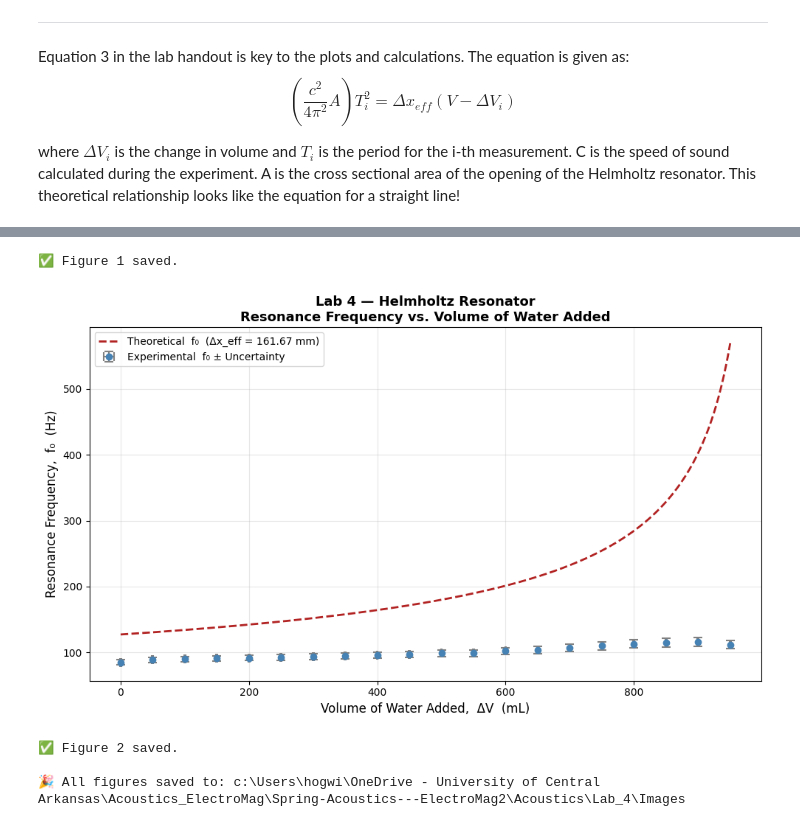
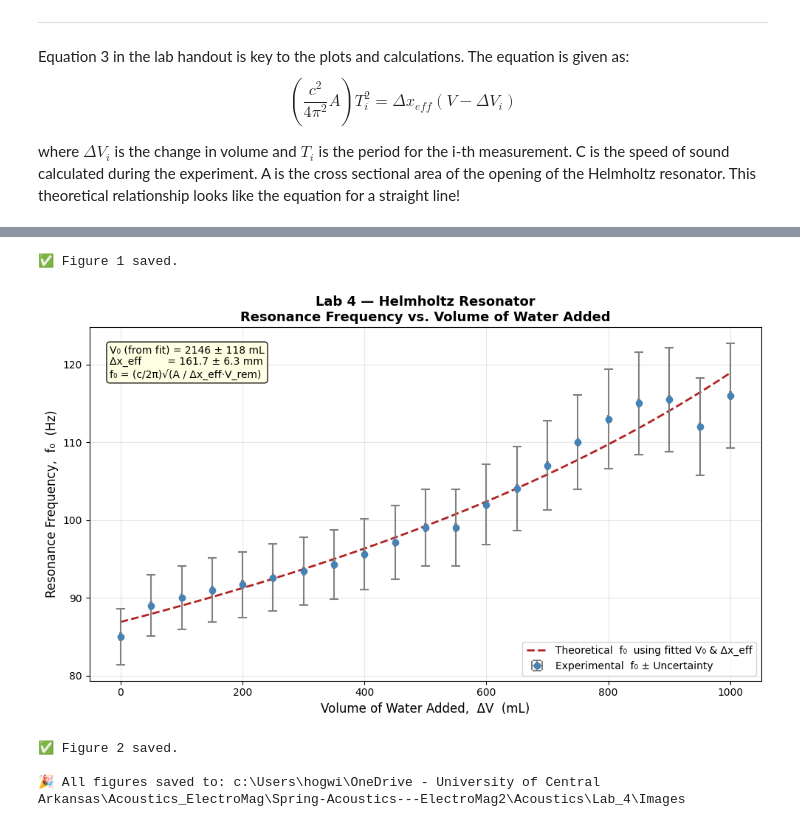
Before and after one commit to Caleb-M-Y/Spring-Acoustics---ElectroMag2, a Jupyter notebook: Acoustics/Lab_4/Lab_4_Plots_Calculations.ipynb, the cells around one changed output, grey strips where cells are left out. Cells and saved outputs as stored; diff of their text form; code cells hidden in the pictures.

Commit message:
redo plots

```diff
--- a/Acoustics/Lab_4/Lab_4_Plots_Calculations.ipynb
+++ b/Acoustics/Lab_4/Lab_4_Plots_Calculations.ipynb
@@ -156,49 +156,72 @@ check_agreement(dx_eff_from_slope, dx_eff_unc, L_flanged, L_flanged_unc,
 check_agreement(dx_eff_from_slope, dx_eff_unc, L_unflanged, L_unflanged_unc,
                 "Δx_eff vs Leff (unflanged)")
 
-# ...existing code...
+# ============================================================
+# EXTRACT TRUE FLASK VOLUME FROM X-INTERCEPT OF LINEAR FIT
+# ============================================================
+# At y = 0:  0 = slope * x + intercept  →  x_intercept = -intercept / slope = V0
+V0_m3  = -intercept / slope        # true flask air volume in m³
+V0_mL  = V0_m3 * 1e6              # convert to mL
+
+# Uncertainty in V0 via error propagation:
+# V0 = -intercept / slope
+# δV0 = V0 * sqrt((δintercept/intercept)² + (δslope/slope)²)
+# estimate δintercept ≈ slope_se * V0  (since intercept = Δx_eff * V0)
+intercept_se = slope_se * V0_m3
+V0_unc_m3 = V0_m3 * np.sqrt(
+    (intercept_se / intercept)**2 +
+    (slope_se     / slope)**2
+)
+
+print("\n" + "=" * 55)
+print("         FLASK VOLUME FROM X-INTERCEPT")
+print("=" * 55)
+print(f"  V0 from fit           = {V0_mL:.1f} ± {V0_unc_m3*1e6:.1f} mL")
+print(f"  V0 from fit           = {V0_m3*1e3:.4f} ± {V0_unc_m3*1e3:.4f} L")
+print(f"  Professor estimate    = ~2000 mL (2L flask)")
+diff_pct = abs(V0_mL - 2000) / 2000 * 100
+print(f"  Difference from 2L    = {abs(V0_mL-2000):.0f} mL  ({diff_pct:.1f}%)")
 
 # ============================================================
-# FIT LINE FOR PLOTTING
+# FIT LINE FOR PLOTTING  (unchanged)
 # ============================================================
 x_fit = np.linspace(x_vals.min() * 0.9, x_vals.max() * 1.05, 300)
 y_fit = slope * x_fit + intercept
 
 # ============================================================
-# PLOT 1: Main Linear Plot — y vs ΔV (Key Plot from Eq. 3)
+# PLOT 1: Main Linear Plot  (unchanged from before)
 # ============================================================
-
-# Scale factors for readable axis numbers
-x_scale = 1e6     # m³ → µL (×10⁻⁶)
-y_scale = 1e4     # m⁴ → ×10⁻⁴
-
 fig, ax = plt.subplots(figsize=(10, 7))
 
-ax.errorbar(x_vals * x_scale, y_vals * y_scale,
-            xerr=dV_unc * x_scale, yerr=y_unc * y_scale,
+ax.errorbar(x_vals * 1e6, y_vals * 1e4,
+            xerr=dV_unc * 1e6, yerr=y_unc * 1e4,
             fmt='o', color='steelblue', ecolor='gray',
             elinewidth=1.5, capsize=4, capthick=1.5,
             markersize=6, zorder=5, label='Experimental Data ± Uncertainty')
-ax.plot(x_fit * x_scale, y_fit * y_scale,
+ax.plot(x_fit * 1e6, y_fit * 1e4,
         '--', color='firebrick', linewidth=2,
         label=f'Linear Fit\n'
               f'Slope = {slope:.4e} m\n'
               f'Intercept = {intercept:.4e} m⁴\n'
               f'R² = {r_val**2:.5f}')
 
-# Cleaner axis labels
+# Mark the x-intercept (= V0) on Plot 1
+ax.axvline(x=V0_mL, color='purple', linestyle=':', linewidth=1.5,
+           label=f'x-intercept = V₀ = {V0_mL:.0f} mL')
+ax.axhline(y=0, color='black', linewidth=0.8, linestyle='-')
+
 ax.set_xlabel('Volume of Water Added,  ΔV  (mL)', fontsize=12)
-ax.set_ylabel('$(c^2 A / 4π^2) · T_i^2$   [units: ×10⁻⁴ m⁴]', fontsize=12)
+ax.set_ylabel(r'$(c^2 A / 4\pi^2)\cdot T_i^2$   (×10$^{-4}$ m$^4$)', fontsize=12)
 ax.set_title('Lab 4 — Helmholtz Resonator\n'
-             'Linearized Form:  $(c^2 A / 4π^2)·T_i^2$  vs  ΔV',
+             r'Linearized Eq. 3:  $(c^2 A / 4\pi^2)\cdot T_i^2 = \Delta x_{eff}(V_0 - \Delta V_i)$',
              fontsize=13, fontweight='bold')
 
-# Annotate Δx_eff result
 ax.text(0.38, 0.95,
         f'Δx_eff (from slope)   = {dx_eff_from_slope*1000:.2f} ± {dx_eff_unc*1000:.2f} mm\n'
         f'Physical neck L       = {L_m*1000:.1f} ± {dL_unc*1000:.1f} mm\n'
         f'Leff (flanged)        = {L_flanged*1000:.2f} ± {L_flanged_unc*1000:.2f} mm\n'
-        f'Leff (unflanged)      = {L_unflanged*1000:.2f} ± {L_unflanged_unc*1000:.2f} mm',
+        f'Leff (unflanged)      = {L_unflanged*1000:.2f} ± {L_unflanged_unc*1000:.2f} mm\n'
+        f'V₀ (flask, from fit)  = {V0_mL:.0f} ± {V0_unc_m3*1e6:.0f} mL',
         transform=ax.transAxes, fontsize=10,
         verticalalignment='top',
         bbox=dict(boxstyle='round', facecolor='lightyellow', alpha=0.9))
@@ -213,26 +236,23 @@ print("✅ Figure 1 saved.")
 # ============================================================
 # PLOT 2: Resonance Frequency vs Volume of Water Added
 # ============================================================
+# Use V0_m3 from fit — NOT the hardcoded 1000 mL assumption!
+# Exclude any trial where dV >= V0 (no air left → unphysical)
+df_plot = df[df['dV_mL'] < V0_mL].copy()
+dV_plot = df_plot['dV_mL'].values * 1e-6   # m³
 
-# ⚠️ FIX: Remove Trial 21 (dV = 1000 mL = full flask → V_remaining = 0 → divide by zero)
-df_plot = df[df['dV_mL'] < V_flask_mL].copy()
-dV_plot  = df_plot['dV_mL'].values * 1e-6   # m³
-T_plot   = df_plot['Period_s'].values
+V_remaining = V0_m3 - dV_plot              # ✅ correct remaining air volume
 
-V_remaining = V_flask_m3 - dV_plot          # remaining air volume (always > 0 now)
-
-# Theoretical curve using Δx_eff from slope
+# Theoretical points at each measurement
 f_theory = (c / (2 * np.pi)) * np.sqrt(A / (dx_eff_from_slope * V_remaining))
 
-# Smooth theoretical curve for a nicer line
-dV_smooth   = np.linspace(0, df_plot['dV_mL'].max(), 300) * 1e-6
-V_smooth    = V_flask_m3 - dV_smooth
-f_smooth    = (c / (2 * np.pi)) * np.sqrt(A / (dx_eff_from_slope * V_smooth))
+# Smooth theoretical curve
+dV_smooth = np.linspace(0, df_plot['dV_mL'].max(), 300) * 1e-6
+V_smooth  = V0_m3 - dV_smooth
+f_smooth  = (c / (2 * np.pi)) * np.sqrt(A / (dx_eff_from_slope * V_smooth))
 
-# Frequency uncertainty propagation:
-# f = (c/2π) * sqrt(A / (Δx_eff * V_rem))
-# df/dT = -1/T²  (since f = 1/T)  →  df = f/T * dT = f² * dT
-f_unc = df_plot['Freq_Hz'].values**2 * dT_unc  # Hz uncertainty
+# Frequency uncertainty: f = 1/T  →  δf = f² * δT
+f_unc = df_plot['Freq_Hz'].values**2 * dT_unc
 
 fig, ax = plt.subplots(figsize=(10, 6))
 
@@ -240,16 +260,26 @@ ax.errorbar(df_plot['dV_mL'], df_plot['Freq_Hz'],
             xerr=1.0, yerr=f_unc,
             fmt='o', color='steelblue', ecolor='gray',
             elinewidth=1.5, capsize=4, capthick=1.5,
-            markersize=6, zorder=5, label='Experimental  f₀ ± Uncertainty')
+            markersize=6, zorder=5,
+            label='Experimental  f₀ ± Uncertainty')
 ax.plot(dV_smooth * 1e6, f_smooth,
         '--', color='firebrick', linewidth=2,
-        label=f'Theoretical  f₀  (Δx_eff = {dx_eff_from_slope*1000:.2f} mm)')
+        label=f'Theoretical  f₀  using fitted V₀ & Δx_eff')
 
 ax.set_xlabel('Volume of Water Added,  ΔV  (mL)', fontsize=12)
 ax.set_ylabel('Resonance Frequency,  f₀  (Hz)', fontsize=12)
 ax.set_title('Lab 4 — Helmholtz Resonator\n'
              'Resonance Frequency vs. Volume of Water Added',
              fontsize=13, fontweight='bold')
+
+ax.text(0.03, 0.95,
+        f'V₀ (from fit) = {V0_mL:.0f} ± {V0_unc_m3*1e6:.0f} mL\n'
+        f'Δx_eff        = {dx_eff_from_slope*1000:.1f} ± {dx_eff_unc*1000:.1f} mm\n'
+        f'f₀ = (c/2π)√(A / Δx_eff·V_rem)',
+        transform=ax.transAxes, fontsize=10,
+        verticalalignment='top',
+        bbox=dict(boxstyle='round', facecolor='lightyellow', alpha=0.9))
+
 ax.legend(fontsize=10)
 ax.grid(True, alpha=0.3)
 plt.tight_layout()
@@ -280,5 +310,5 @@ print(f"\n🎉 All figures saved to: {img}")
 ✅ Figure 1 saved.
-[figure, old version]
+[figure, new version]
 ✅ Figure 2 saved.
 
 🎉 All figures saved to: c:\Users\hogwi\OneDrive - University of Central Arkansas\Acoustics_ElectroMag\Spring-Acoustics---ElectroMag2\Acoustics\Lab_4\Images
```
Also changed, not shown: parts of 1 cell of this notebook, 3 other files.
